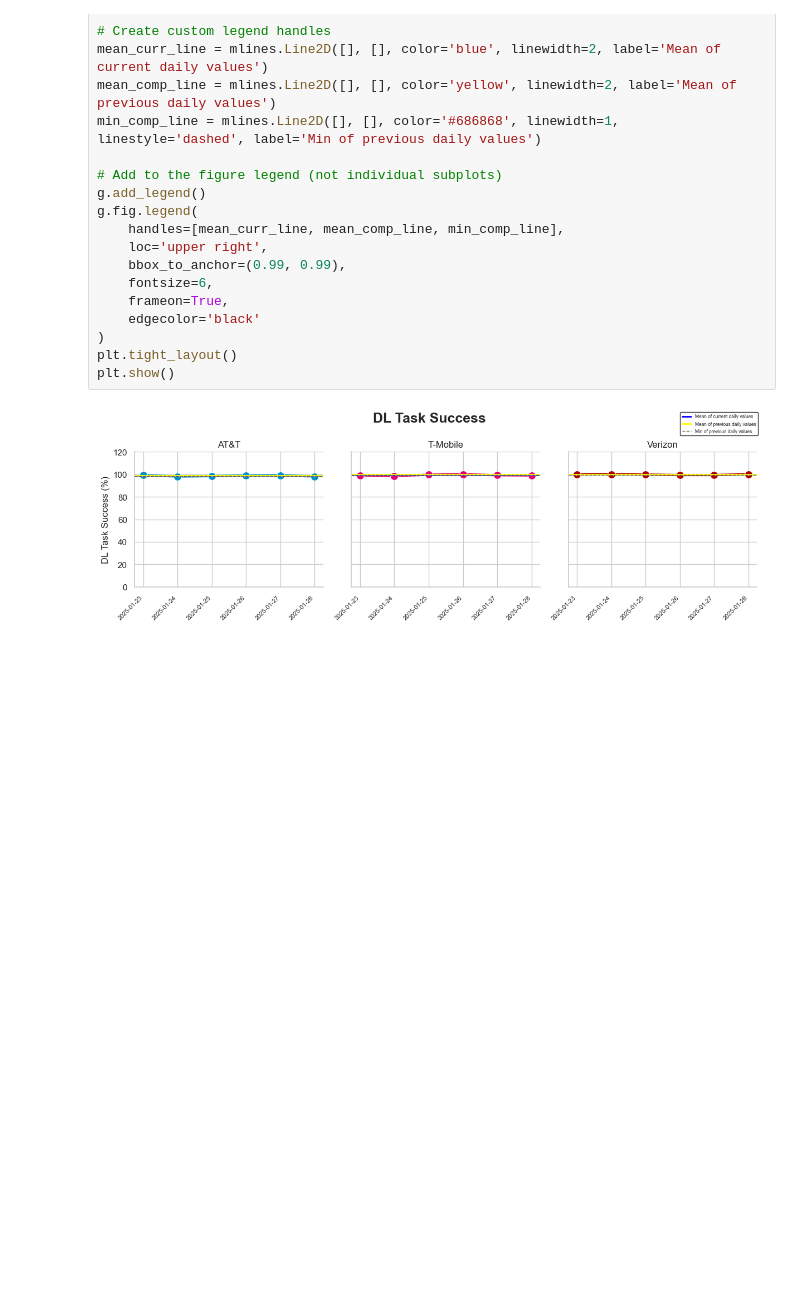
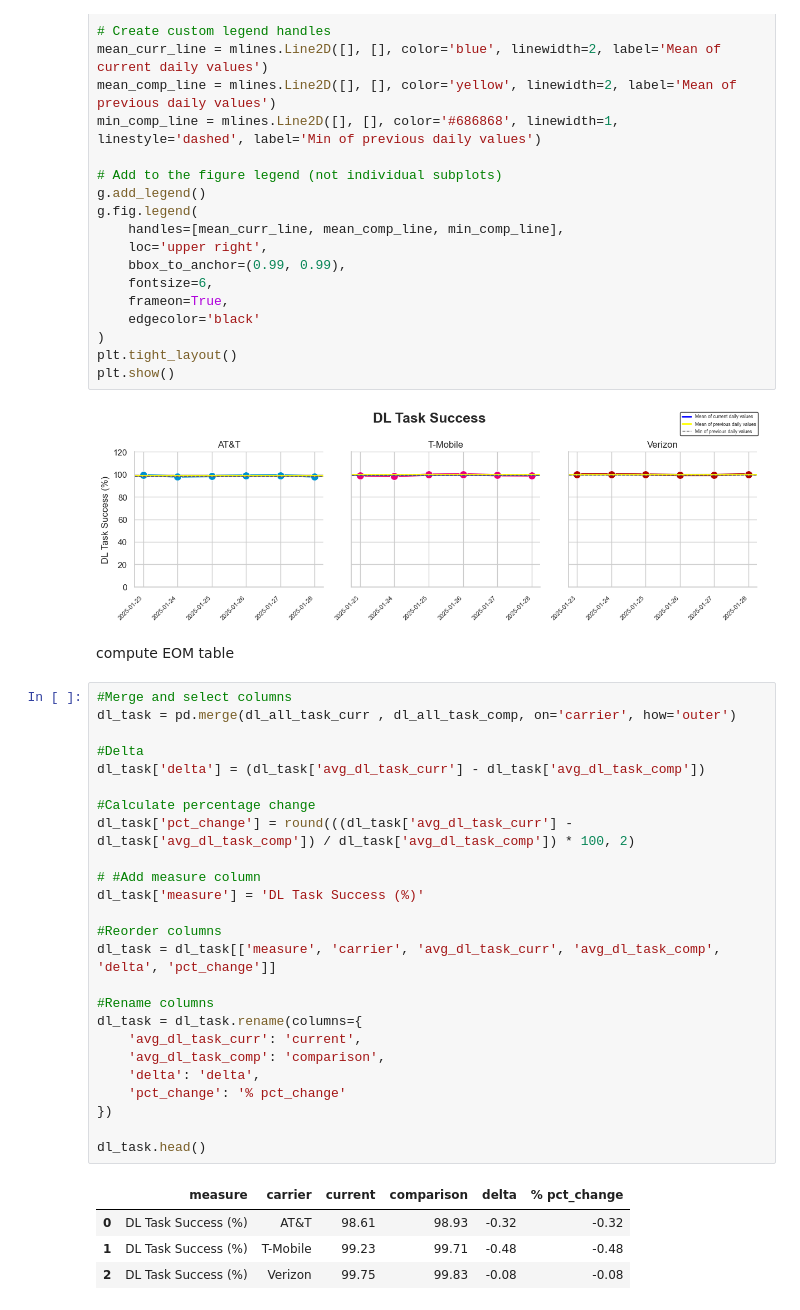
Before and after one commit to ookla-jennymassari/dq_reporting_test.py, a Jupyter notebook: dq_reporting_notebook.ipynb, the cells around one changed output. Saved outputs shown, nothing was run; the diff lists cells and outputs as text; blank space fills up the shorter version.

```diff
--- a/dq_reporting_notebook.ipynb
+++ b/dq_reporting_notebook.ipynb
@@ -2566,3 +2566,35 @@ plt.tight_layout()
 plt.show()
 # %% [output]
 [figure]
+# %% [markdown]
+compute EOM table
+# %%
+#Merge and select columns
+dl_task = pd.merge(dl_all_task_curr , dl_all_task_comp, on='carrier', how='outer')
+
+#Delta
+dl_task['delta'] = (dl_task['avg_dl_task_curr'] - dl_task['avg_dl_task_comp'])
+
+#Calculate percentage change
+dl_task['pct_change'] = round(((dl_task['avg_dl_task_curr'] - dl_task['avg_dl_task_comp']) / dl_task['avg_dl_task_comp']) * 100, 2)
+
+# #Add measure column
+dl_task['measure'] = 'DL Task Success (%)'
+
+#Reorder columns
+dl_task = dl_task[['measure', 'carrier', 'avg_dl_task_curr', 'avg_dl_task_comp', 'delta', 'pct_change']]
+
+#Rename columns
+dl_task = dl_task.rename(columns={
+    'avg_dl_task_curr': 'current',
+    'avg_dl_task_comp': 'comparison',
+    'delta': 'delta',
+    'pct_change': '% pct_change'
+})
+
+dl_task.head()
+# %% [output]
+|  | measure | carrier | current | comparison | delta | % pct_change |
+| 0 | DL Task Success (%) | AT&T | 98.61 | 98.93 | -0.32 | -0.32 |
+| 1 | DL Task Success (%) | T-Mobile | 99.23 | 99.71 | -0.48 | -0.48 |
+| 2 | DL Task Success (%) | Verizon | 99.75 | 99.83 | -0.08 | -0.08 |
```
Also changed, not shown: parts of 1 cell of this notebook.
